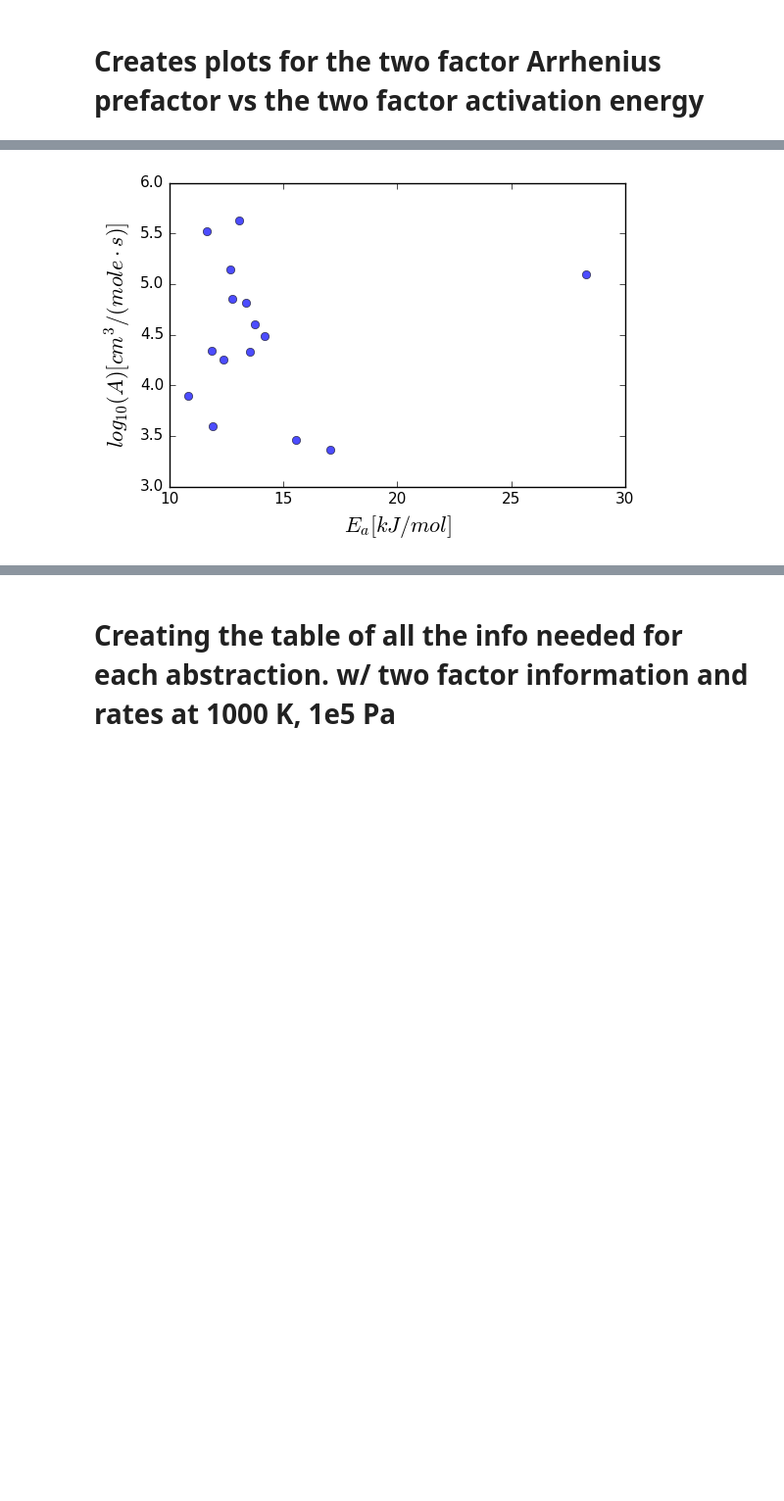
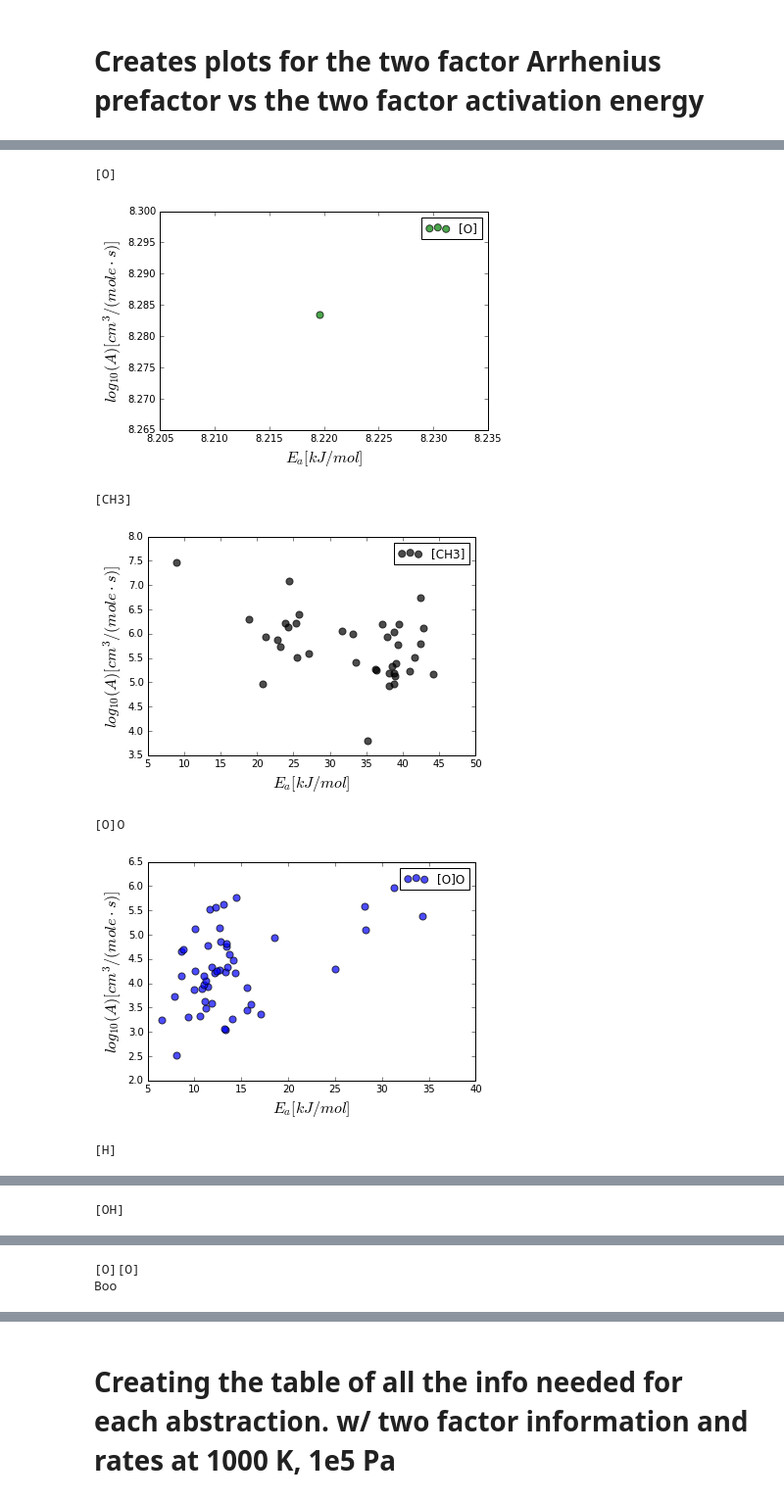
Before and after one commit to C-Underkoffler/OOHAbstraction, a Jupyter notebook: bioTST/ipythonNotebooks/plotBiofulesOutput.ipynb, the cells around one changed output, grey strips where cells are left out. Shown at 98% size. Drawn from its saved outputs; the diff is of its cells as text; code cells hidden in the pictures; blank space fills up the shorter version.

Commit message:
Added files from discovery after AIChE Presentations. All plots were moved to scratch under their respective directories

```diff
--- a/bioTST/ipythonNotebooks/plotBiofulesOutput.ipynb
+++ b/bioTST/ipythonNotebooks/plotBiofulesOutput.ipynb
@@ -95,8 +62,8 @@ def linear(x, a, b):
     return a*x +b
 
 def getParameters(arrheniusObject, saveString):
-    plt.clf()
-    fig, ax = plt.subplots()
+    """plt.clf()
+    fig, ax = plt.subplots()"""
     P = 1e5
     log10k = []
     T_intrest = [800, 850, 900, 950, 1000]
@@ -108,11 +75,11 @@ def getParameters(arrheniusObject, saveString):
         inverseT.append(iT)
     log10k = np.array(log10k)
     inverseT =np.array(inverseT)
-    plt.plot(inverseT, log10k, 'ok')
+    """plt.plot(inverseT, log10k, 'ok')"""
     optimal_parameters, covariance = scipy.optimize.curve_fit(linear, inverseT, log10k)
     slope, intercept = optimal_parameters
 
-    plt.plot(inverseT, linear(inverseT, slope, intercept), label="Linear Fit")
+    """plt.plot(inverseT, linear(inverseT, slope, intercept), label="Linear Fit")
     plt.xlabel("$1/T [K^{-1}]$", fontsize=16)
     plt.ylabel("$log_{10}(k) [cm^3 / (mole \cdot s)]$", fontsize=16)
 
@@ -122,9 +89,9 @@ def getParameters(arrheniusObject, saveString):
     plt.tick_params(axis='x', labelsize=11)
     plt.tick_params(axis='y', labelsize=11)
     plt.title(saveString)
-    fig.tight_layout()
-    fig.savefig(saveString +'.pdf')
-
+    #fig.tight_layout()
+    #fig.savefig(saveString +'.pdf')
+    plt.show()"""
     log10_A = intercept
 
     E_a = - slope * 8.314
@@ -388,13 +453,36 @@ C6H12(8)
 # %%
-fig, ax = plt.subplots()
-plt.plot(E_a, ln_A, 'ob', alpha = 0.7, label=str(reaction))
-plt.xlabel("$E_a [kJ / mol]$", fontsize=16)
-plt.ylabel("$log_{10}(A) [cm^3 / (mole \cdot s)]$", fontsize=16)
 
+for abstractor in list_of_abstractors:
+    try:
+        print abstractor
+        fig, ax = plt.subplots()
+        c = color_dict[abstractor]
+        df[((df["Arrhenius Expression"] > 1) & (df["Abstractor"] == abstractor))][["Fitted $E_a$", "Fitted $ln(A)$"]].plot(
+            x="Fitted $E_a$",
+            y="Fitted $ln(A)$",
+            kind="scatter",
+            alpha= 0.7,
+            color=c,
+            edgecolor="k",
+            legend=True,
+            s=50,
+            label=abstractor,
+            ax=ax
 
-plt.tick_params(axis='x', labelsize=11)
-plt.tick_params(axis='y', labelsize=11)
-#plt.legend()
-fig.savefig("ln_AvsE_a.pdf")
+        )
+        #plt.legend( fontsize=10)
+        plt.xlabel("$E_a [kJ / mol]$", fontsize=16)
+        plt.ylabel("$log_{10}(A) [cm^3 / (mole \cdot s)]$", fontsize=16)
+        plt.show()
+        #fig.savefig(abstractor + "_combined.pdf", bbox_inches='tight')
+
+    except:
+        print "Boo"
 # %% [output]
+[O]
-[figure, old version]
+[figure, new version]
+[CH3]
+[figure, added]
+[O]O
+[figure, added]
+[H]
@@ -400,0 +490 @@ fig.savefig("ln_AvsE_a.pdf")
+[OH]
@@ -400,0 +492,2 @@ fig.savefig("ln_AvsE_a.pdf")
+[O][O]
+Boo
```
Also changed, not shown: parts of 33 cells of this notebook, 5 other files.
